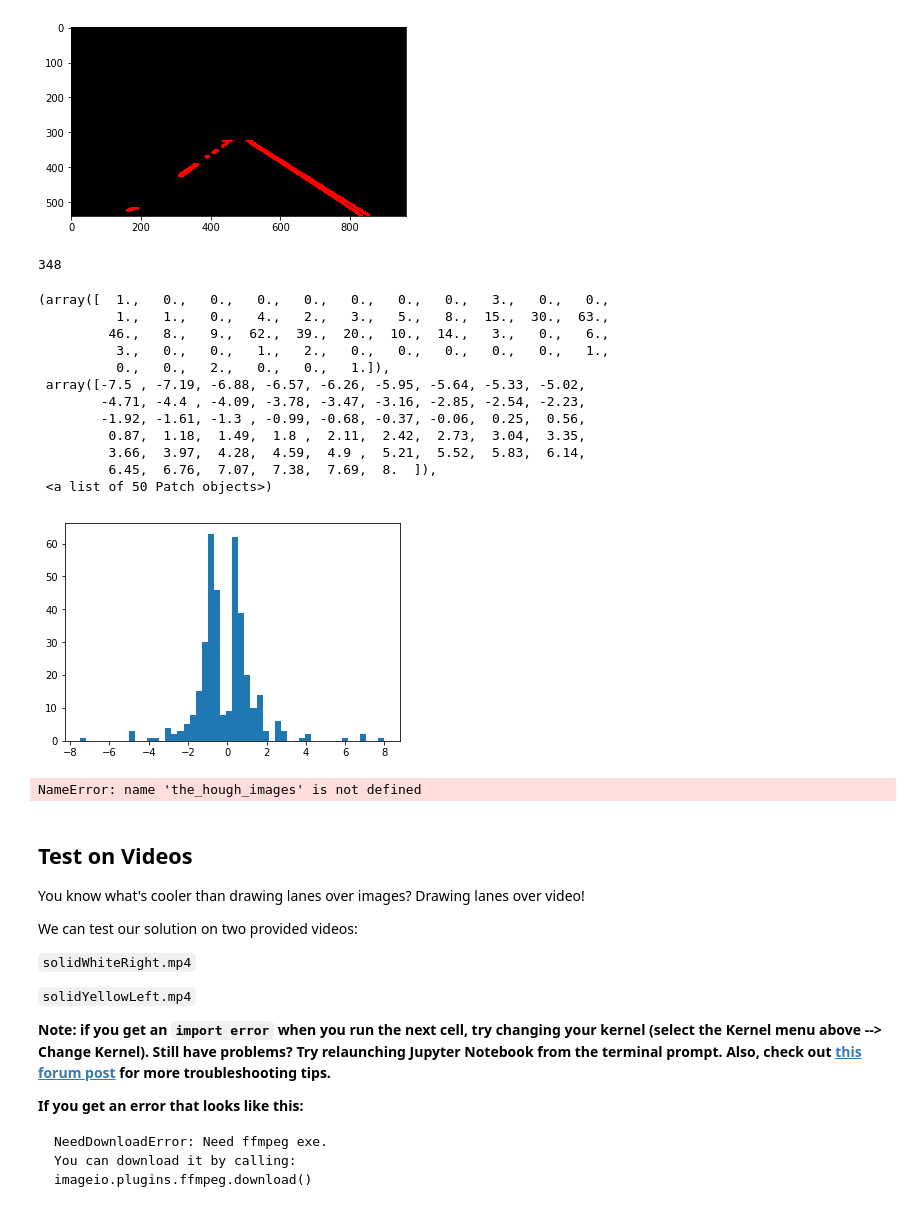
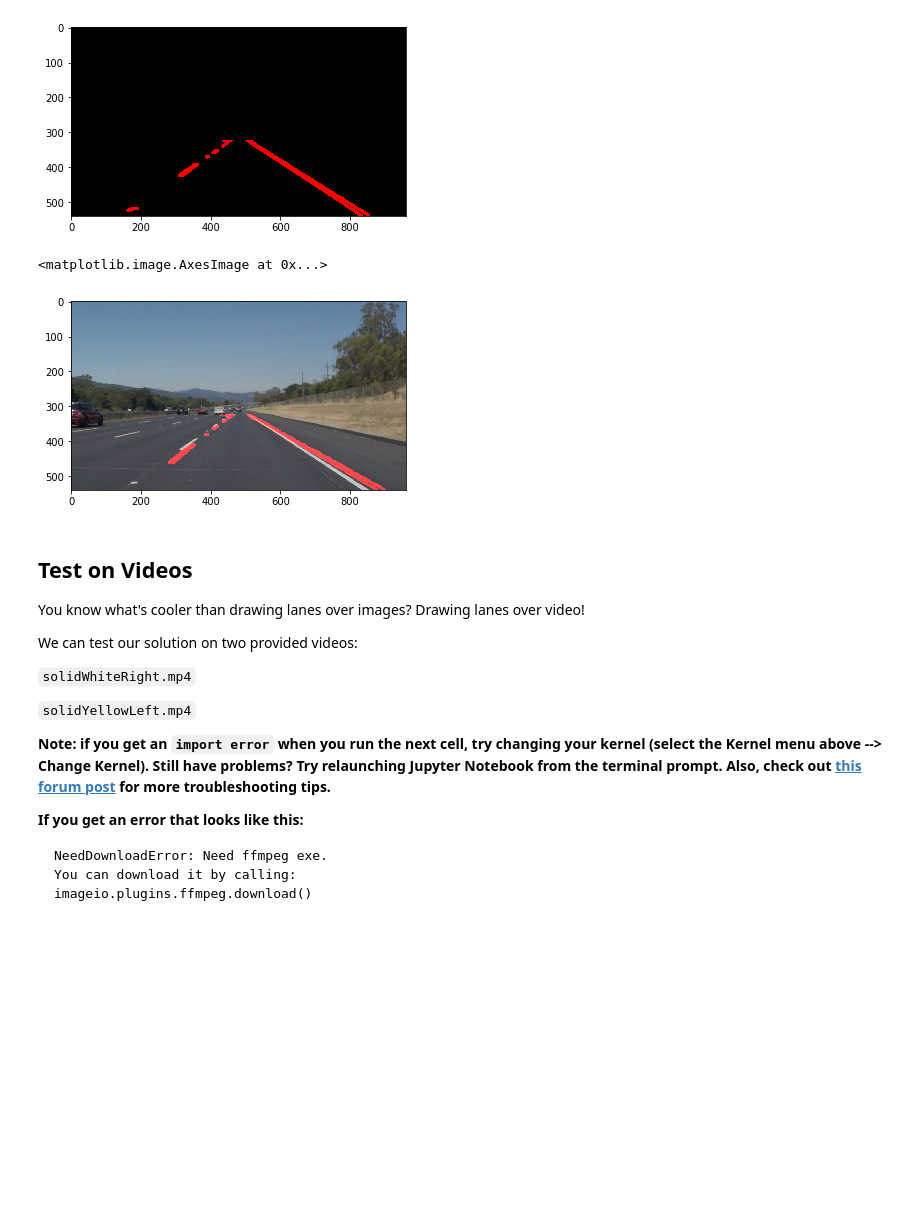
Before and after one commit to Wubuntu88/CarND-LaneLines-P1, a Jupyter notebook: P1.ipynb, the cells around one changed output. Drawn from its saved outputs; the diff is of its cells as text; code cells hidden in the pictures; blank space fills up the shorter version.

Commit message:
A cleaned up version of the project, with a more clearly defined pipeline.

```diff
--- a/P1.ipynb
+++ b/P1.ipynb
@@ -79,7 +79,9 @@ This image is: <class 'numpy.ndarray'> with dimensions: (540, 960, 3)
 # %% [markdown]
 Below are some helper functions to help get you started. They should look familiar from the lesson!
 # %%
-# my personal helper function(s)
+"""
+My personal helper functions.  Feel free to move on and reference them later.
+"""
 def get_slope_of_line(line):
     """
     line is a tuple of (x1, y1, x2, y2)
@@ -113,8 +115,8 @@ def orig_draw_lines(img, lines, color=[255, 0, 0], thickness=2):
             cv2.line(img, (x1, y1), (x2, y2), color, thickness)
 
 
-def apply_draw_lines(hough_lines, color=[255, 0, 0], thickness=2):
-    line_img = np.zeros((img.shape[0], img.shape[1], 3), dtype=np.uint8)
+def apply_orig_draw_lines(hough_lines, image, color=[255, 0, 0], thickness=2):
+    line_img = np.zeros((image.shape[0], image.shape[1], 3), dtype=np.uint8)
     orig_draw_lines(line_img, hough_lines)
     return line_img
 # %%
@@ -180,6 +182,7 @@ def draw_lines(img, lines, color=[255, 0, 0], thickness=5):
     If you want to make the lines semi-transparent, think about combining
     this function with the weighted_img() function below
     """
+    slope_threshold = .5
 
     y_size = img.shape[0]
     x_size = img.shape[1]
@@ -197,11 +200,13 @@ def draw_lines(img, lines, color=[255, 0, 0], thickness=5):
 
         # if the slope is greater than 45 degrees (slope of 1) or less than negative 45 degrees,
         # we will use those points to fit the line
-        if slope > 0.5 or slope < -0.5:
+        if slope > slope_threshold or slope < -slope_threshold:
             if slope > 0 and (x1 > x_midpoint or x2 > x_midpoint): # right line
+            #if slope > 0 and x1 > x_midpoint and x2 > x_midpoint: # right line
                 right_xs.extend((x1, x2))
                 right_ys.extend((y1, y2))
             elif slope < 0 and (x1 < x_midpoint or x2 < x_midpoint): # left line
+            #elif slope < 0 and x1 < x_midpoint and x2 < x_midpoint: # left line
                 left_xs.extend((x1, x2))
                 left_ys.extend((y1, y2))
 
@@ -361,10 +368,6 @@ hough_lines_list = [make_hough_lines(img) for img in region_filtered_images]
 # %%
-the_hough_images_raw = [apply_draw_lines(the_hough_line) for the_hough_line in hough_lines_list]
+the_hough_images_raw = [apply_orig_draw_lines(the_hough_line, image) for the_hough_line in hough_lines_list]
 plt.imshow(the_hough_images_raw[1])
 # %% [output]
 <matplotlib.image.AxesImage at 0x...>
 [figure]
-# %%
-len(hough_lines_list[0])
-# %% [output]
-348
@@ -384,24 +374,9 @@ for hough_lines in hough_lines_list:
-# %%
-plt.hist(slopes_of_all_lines[5], bins=50)
-# %% [output]
-(array([  1.,   0.,   0.,   0.,   0.,   0.,   0.,   0.,   3.,   0.,   0.,
-          1.,   1.,   0.,   4.,   2.,   3.,   5.,   8.,  15.,  30.,  63.,
-         46.,   8.,   9.,  62.,  39.,  20.,  10.,  14.,   3.,   0.,   6.,
-          3.,   0.,   0.,   1.,   2.,   0.,   0.,   0.,   0.,   0.,   1.,
-          0.,   0.,   2.,   0.,   0.,   1.]),
- array([-7.5 , -7.19, -6.88, -6.57, -6.26, -5.95, -5.64, -5.33, -5.02,
-        -4.71, -4.4 , -4.09, -3.78, -3.47, -3.16, -2.85, -2.54, -2.23,
-        -1.92, -1.61, -1.3 , -0.99, -0.68, -0.37, -0.06,  0.25,  0.56,
-         0.87,  1.18,  1.49,  1.8 ,  2.11,  2.42,  2.73,  3.04,  3.35,
-         3.66,  3.97,  4.28,  4.59,  4.9 ,  5.21,  5.52,  5.83,  6.14,
-         6.45,  6.76,  7.07,  7.38,  7.69,  8.  ]),
- <a list of 50 Patch objects>)
-[figure, removed]
 # %%
-weighted_images = [weighted_img(hough_image, image) for hough_image in the_hough_images]
+weighted_images = [weighted_img(hough_image, image) for hough_image in the_hough_images_raw]
 plt.imshow(weighted_images[0])
 # %% [output]
-NameError: name 'the_hough_images' is not defined
+<matplotlib.image.AxesImage at 0x...>
+[figure, added]
 # %% [markdown]
 ## Test on Videos
 
```
Also changed, not shown: parts of 19 cells of this notebook.
